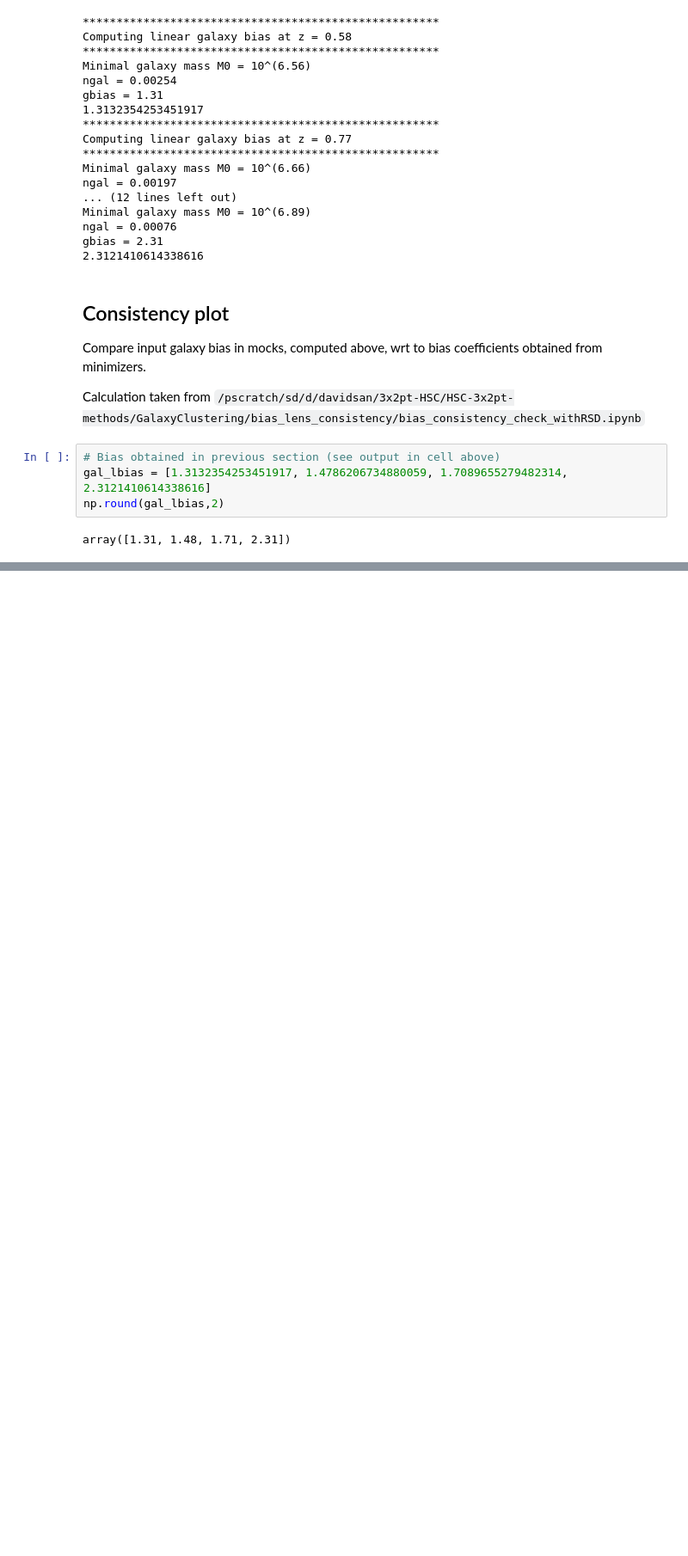
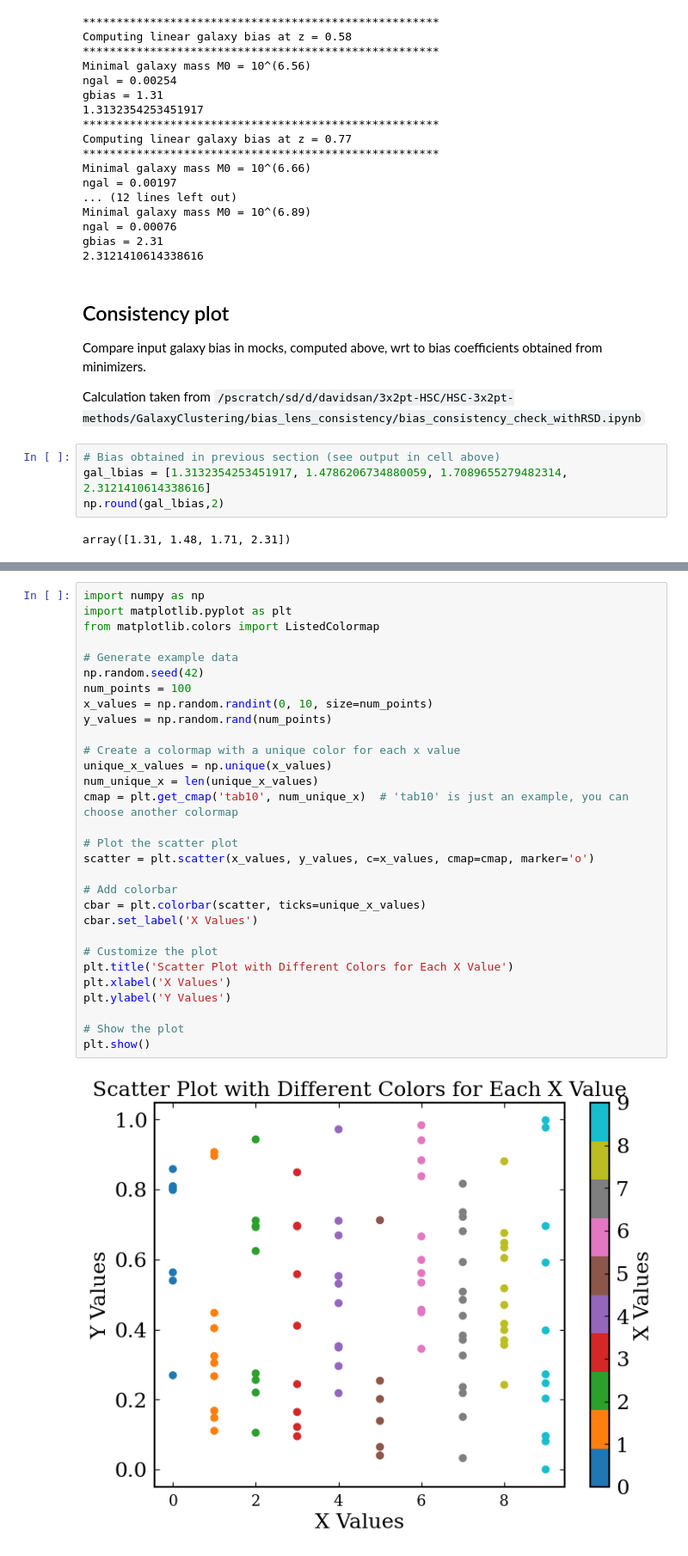
Before and after one commit to davsan06/HSC-PDR1-3x2pt-harmonic-methods, a Jupyter notebook: analysis/NBGalaxyClusteringScaleCuts.ipynb, the cells around one changed output, grey strips where cells are left out. Shown at 86% size. Cells and saved outputs as stored; diff of their text form; blank space fills up the shorter version.

```diff
--- a/analysis/NBGalaxyClusteringScaleCuts.ipynb
+++ b/analysis/NBGalaxyClusteringScaleCuts.ipynb
@@ -908 +878,33 @@ plt.savefig(os.path.join('bias_lenses_scale_cuts_rsd.pdf'),
 [figure]
+# %%
+import numpy as np
+import matplotlib.pyplot as plt
+from matplotlib.colors import ListedColormap
+
+# Generate example data
+np.random.seed(42)
+num_points = 100
+x_values = np.random.randint(0, 10, size=num_points)
+y_values = np.random.rand(num_points)
+
+# Create a colormap with a unique color for each x value
+unique_x_values = np.unique(x_values)
+num_unique_x = len(unique_x_values)
+cmap = plt.get_cmap('tab10', num_unique_x)  # 'tab10' is just an example, you can choose another colormap
+
+# Plot the scatter plot
+scatter = plt.scatter(x_values, y_values, c=x_values, cmap=cmap, marker='o')
+
+# Add colorbar
+cbar = plt.colorbar(scatter, ticks=unique_x_values)
+cbar.set_label('X Values')
+
+# Customize the plot
+plt.title('Scatter Plot with Different Colors for Each X Value')
+plt.xlabel('X Values')
+plt.ylabel('Y Values')
+
+# Show the plot
+plt.show()
+# %% [output]
+[figure, added]
```
Also changed, not shown: parts of 4 cells of this notebook.
